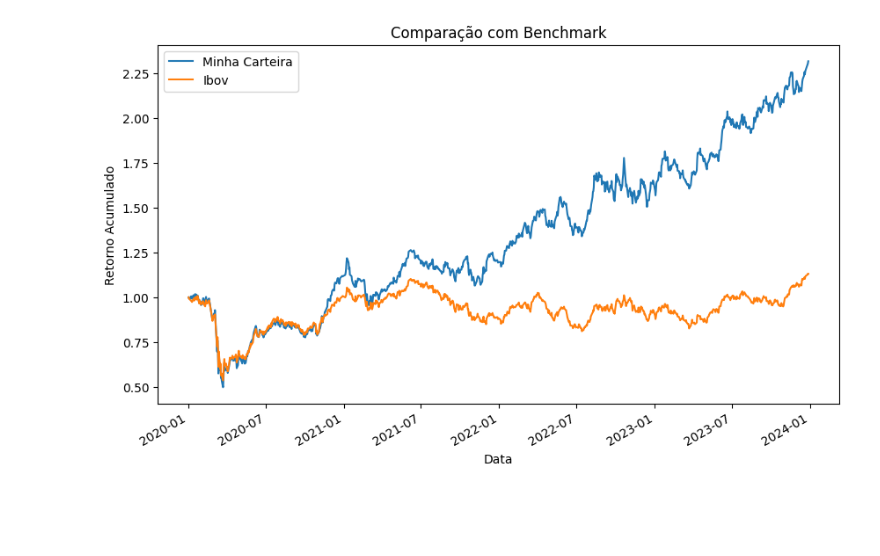
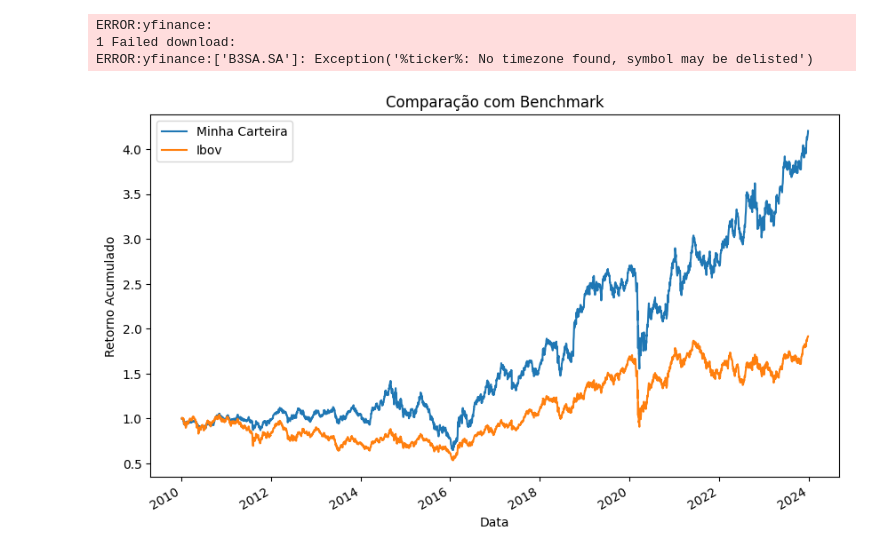
Before and after one commit to furlancad/Estudo-PMF, a Jupyter notebook: Rastreador_de_Carteira_Brasil.ipynb, the cells around one changed output. Cells and saved outputs as stored; diff of their text form; code cells hidden in the pictures; blank space fills up the shorter version.

```diff
--- a/Rastreador_de_Carteira_Brasil.ipynb
+++ b/Rastreador_de_Carteira_Brasil.ipynb
@@ -33,21 +33,24 @@ def comparar_com_benchmark(carteira_acumulada, benchmark,
     plt.show()
 # %%
 # Defina os tickers e pesos da sua carteira
-tickers = ['PETR4.SA', 'VALE3.SA', 'BBAS3.SA', 'CMIG4.SA']
-pesos = [0.25, 0.25, 0.25, 0.25]
+tickers = ['PETR4.SA', 'VALE3.SA', 'BBAS3.SA', 'CMIG4.SA', 'BBDC4.SA', 'B3SA.SA']
+pesos = [0.20, 0.20, 0.20, 0.20, 0.10, 0.10]
 
 # Defina o período desejado para análise
-inicio = datetime(2020, 1, 1)
+inicio = datetime(2010, 1, 1)
 fim = datetime(2024, 1, 1)
 
 # Rastreie a carteira
 carteira_acumulada = rastrear_carteira(tickers, pesos, inicio, fim)
 
-# Baixe o benchmark (S&P 500)
+# Baixe o benchmark (Ibov)
 Ibov = baixar_benchmark('^BVSP', inicio, fim)
 
 # Compare com o benchmark e plote o desempenho
 comparar_com_benchmark(carteira_acumulada, Ibov,
                        nome_carteira='Minha Carteira', nome_benchmark='Ibov')
 # %% [output]
+ERROR:yfinance:
+1 Failed download:
+ERROR:yfinance:['B3SA.SA']: Exception('%ticker%: No timezone found, symbol may be delisted')
-[figure, old version]
+[figure, new version]
```
